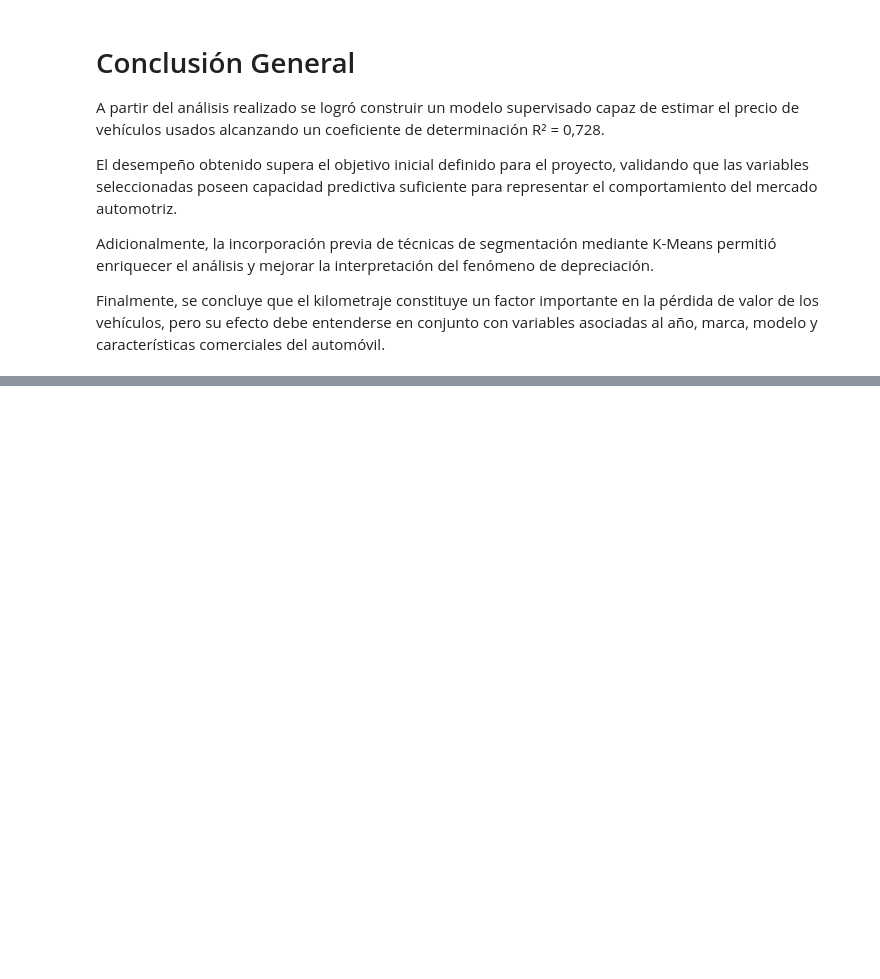
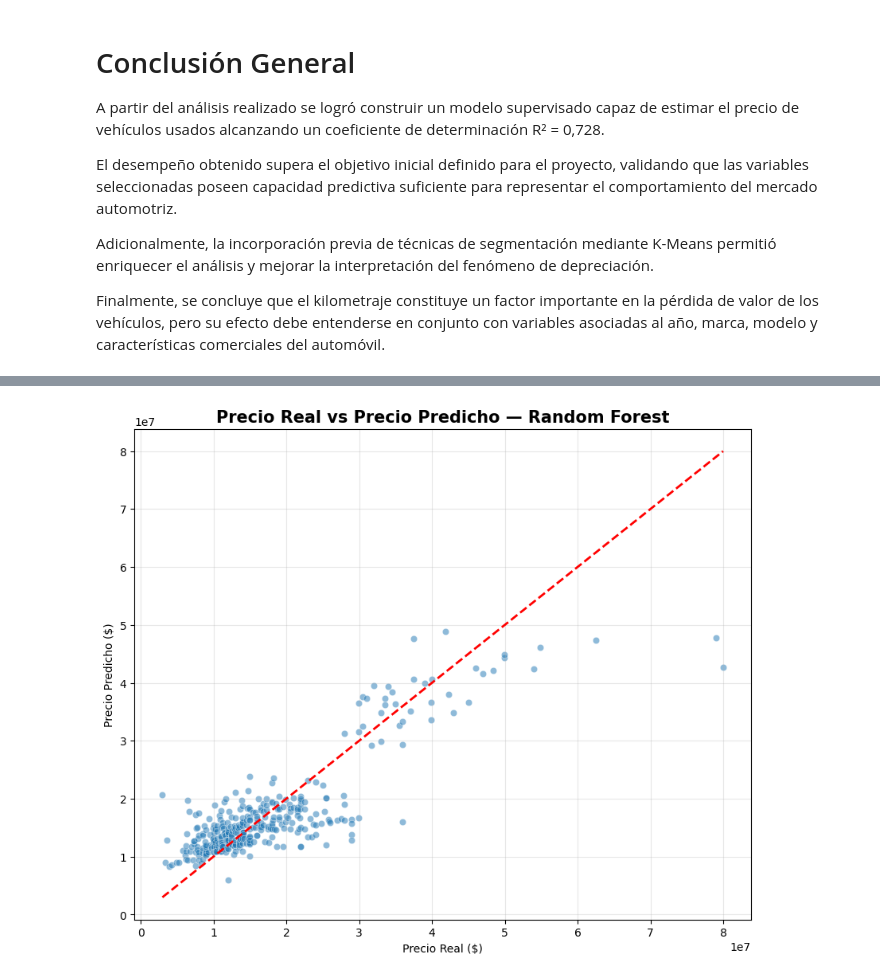
Before and after one commit to IICG-Coquimbo/practica-proyecto-autotec, a Jupyter notebook: autotec/supervisado_regresion_dani.ipynb, the cells around one changed output, grey strips where cells are left out. Saved outputs shown, nothing was run; the diff lists cells and outputs as text; code cells hidden in the pictures; blank space fills up the shorter version.

Commit message:
Feat: Implementa y analiza modelos supervisados para prediccion de precios

```diff
--- a/autotec/supervisado_regresion_dani.ipynb
+++ b/autotec/supervisado_regresion_dani.ipynb
@@ -749,0 +992,55 @@ Finalmente, se concluye que el kilometraje constituye un factor importante en la
+# %%
+# ============================================
+# VALIDACIÓN VISUAL RANDOM FOREST
+# ============================================
+
+validacion = (
+    pred_rf
+    .select(
+        "precio",
+        "pred_rf"
+    )
+    .toPandas()
+)
+
+plt.figure(figsize=(10,8))
+
+sns.scatterplot(
+    data=validacion,
+    x="precio",
+    y="pred_rf",
+    alpha=0.5
+)
+
+min_v = min(
+    validacion["precio"].min(),
+    validacion["pred_rf"].min()
+)
+
+max_v = max(
+    validacion["precio"].max(),
+    validacion["pred_rf"].max()
+)
+
+plt.plot(
+    [min_v,max_v],
+    [min_v,max_v],
+    color="red",
+    linestyle="--",
+    linewidth=2
+)
+
+plt.title(
+    "Precio Real vs Precio Predicho — Random Forest",
+    fontsize=15,
+    fontweight="bold"
+)
+
+plt.xlabel("Precio Real ($)")
+plt.ylabel("Precio Predicho ($)")
+
+plt.grid(alpha=0.3)
+
+plt.show()
+# %% [output]
+[figure, added]
```
Also changed, not shown: parts of 6 cells of this notebook.
